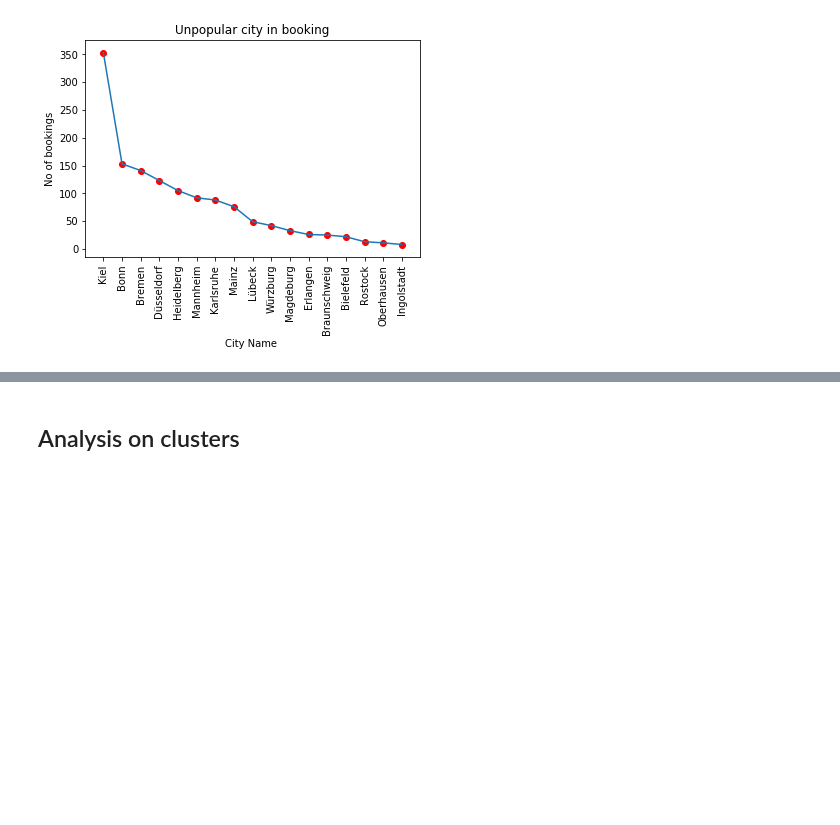
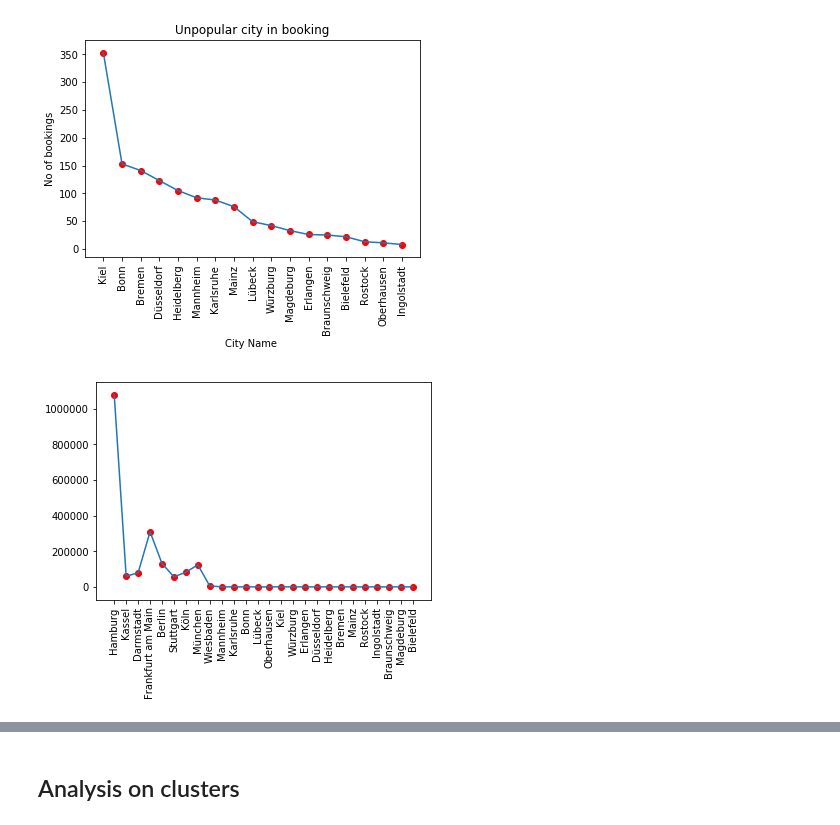
Before and after one commit to chinmaydas96/Bike_sharing, a Jupyter notebook: clustering_kproto.ipynb, the cells around one changed output, grey strips where cells are left out. Drawn from its saved outputs; the diff is of its cells as text; code cells hidden in the pictures; blank space fills up the shorter version.

Commit message:
update with population

```diff
--- a/clustering_kproto.ipynb
+++ b/clustering_kproto.ipynb
@@ -530,3 +530,10 @@ plt.title("Unpopular city in booking")
 plt.show()
 # %% [output]
 [figure]
+# %%
+plt.plot(new_df['Population16'],new_df['No_Bookings'])
+plt.scatter(new_df['Population16'],new_df['No_Bookings'],c='red')
+plt.xticks(new_df['Population16'],new_df.index,rotation = 'vertical')
+plt.show()
+# %% [output]
+[figure, added]
```
Also changed, not shown: parts of 2 cells of this notebook.
